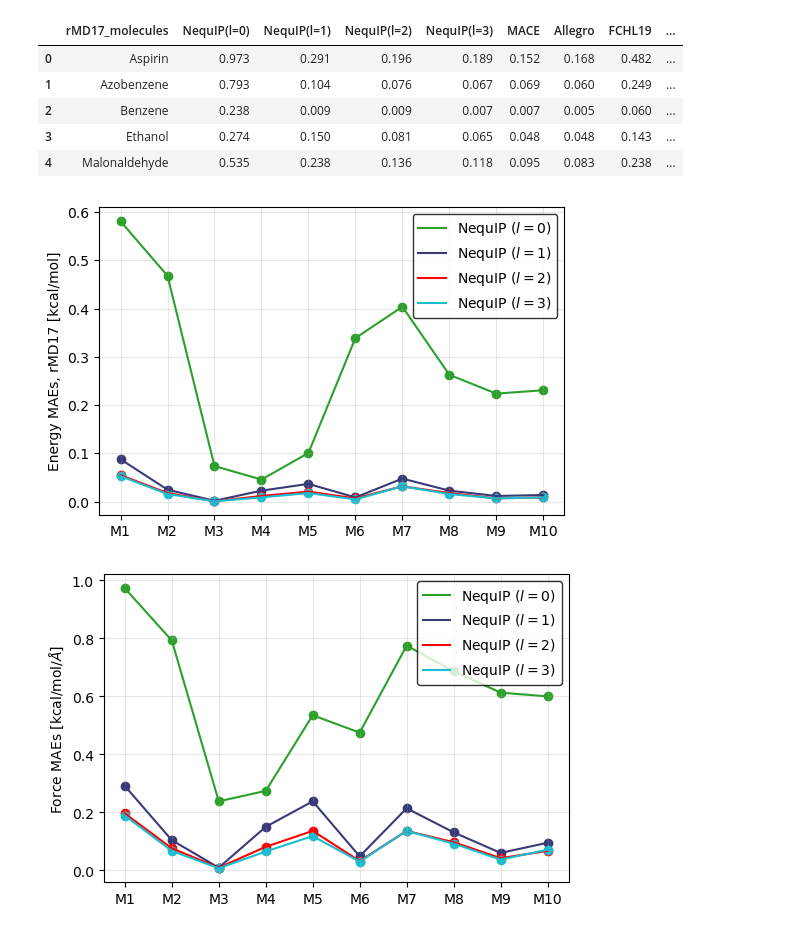
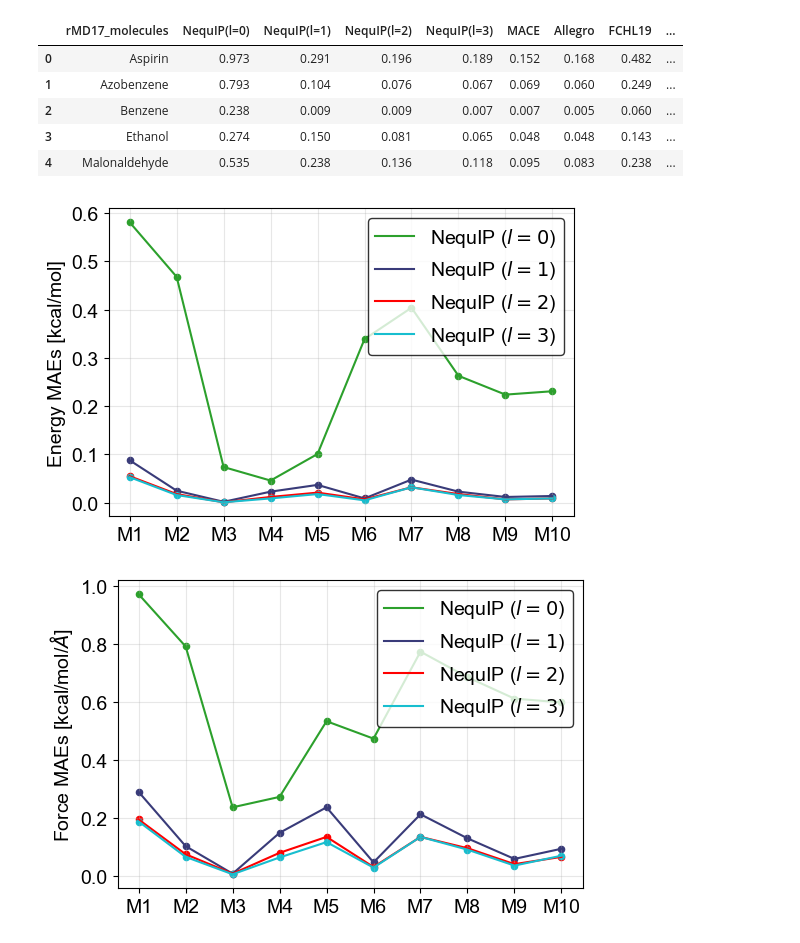
Before and after one commit to raghurama123/Rev-MLP4Sol, a Jupyter notebook: plots/plot_NequIP_l.ipynb, the cells around one changed output. Cells and saved outputs as stored; diff of their text form; code cells hidden in the pictures.

```diff
--- a/plots/plot_NequIP_l.ipynb
+++ b/plots/plot_NequIP_l.ipynb
@@ -57,6 +57,8 @@ colors = {
     'MGNN':        'black',    #
 }
 # %%
+plt.rcParams.update({'font.size':14})
+plt.rcParams['font.family']='Arial'
 fig,ax = plt.subplots(figsize=(6,4))
 
 x = [0,1,2,3,4,5,6,7,8,9]
@@ -66,12 +68,12 @@ ax.plot(l1_E,label='NequIP ($l=1$)',color=colors['NequIP(l=1)'])
 ax.plot(l2_E,label='NequIP ($l=2$)',color=colors['NequIP(l=2)'])
 ax.plot(l3_E,label='NequIP ($l=3$)',color=colors['NequIP(l=3)'])
 
-ax.scatter([0,1,2,3,4,5,6,7,8,9],l0_E,color=colors['NequIP(l=0)'])
-ax.scatter([0,1,2,3,4,5,6,7,8,9],l1_E,color=colors['NequIP(l=1)'])
-ax.scatter([0,1,2,3,4,5,6,7,8,9],l2_E,color=colors['NequIP(l=2)'])
-ax.scatter([0,1,2,3,4,5,6,7,8,9],l3_E,color=colors['NequIP(l=3)'])
+ax.scatter([0,1,2,3,4,5,6,7,8,9],l0_E,color=colors['NequIP(l=0)'],s=20)
+ax.scatter([0,1,2,3,4,5,6,7,8,9],l1_E,color=colors['NequIP(l=1)'],s=20)
+ax.scatter([0,1,2,3,4,5,6,7,8,9],l2_E,color=colors['NequIP(l=2)'],s=20)
+ax.scatter([0,1,2,3,4,5,6,7,8,9],l3_E,color=colors['NequIP(l=3)'],s=20)
 
-ax.set_ylabel('Energy MAEs, rMD17 [kcal/mol]')
+ax.set_ylabel('Energy MAEs [kcal/mol]')
 
 ax.set_xticks([0,1,2,3,4,5,6,7,8,9])
 ax.set_xticklabels(['M1','M2','M3','M4','M5','M6','M7','M8','M9','M10'])
@@ -85,33 +87,33 @@ plt.savefig('NequIP_E.pdf',format='pdf',bbox_inches='tight')
 
 plt.show()
 # %% [output]
-[figure, old version]
+[figure, new version]
 # %%
 fig,ax = plt.subplots(figsize=(6,4))
 
 x = [0,1,2,3,4,5,6,7,8,9]
 
 ax.plot(l0_F,label='NequIP ($l=0$)',color=colors['NequIP(l=0)'])
 ax.plot(l1_F,label='NequIP ($l=1$)',color=colors['NequIP(l=1)'])
 ax.plot(l2_F,label='NequIP ($l=2$)',color=colors['NequIP(l=2)'])
 ax.plot(l3_F,label='NequIP ($l=3$)',color=colors['NequIP(l=3)'])
 
-ax.scatter([0,1,2,3,4,5,6,7,8,9],l0_F,color=colors['NequIP(l=0)'])
-ax.scatter([0,1,2,3,4,5,6,7,8,9],l1_F,color=colors['NequIP(l=1)'])
-ax.scatter([0,1,2,3,4,5,6,7,8,9],l2_F,color=colors['NequIP(l=2)'])
-ax.scatter([0,1,2,3,4,5,6,7,8,9],l3_F,color=colors['NequIP(l=3)'])
+ax.scatter([0,1,2,3,4,5,6,7,8,9],l0_F,color=colors['NequIP(l=0)'],s=20)
+ax.scatter([0,1,2,3,4,5,6,7,8,9],l1_F,color=colors['NequIP(l=1)'],s=20)
+ax.scatter([0,1,2,3,4,5,6,7,8,9],l2_F,color=colors['NequIP(l=2)'],s=20)
+ax.scatter([0,1,2,3,4,5,6,7,8,9],l3_F,color=colors['NequIP(l=3)'],s=20)
 
 ax.set_ylabel('Force MAEs [kcal/mol/$\\AA$]')
 
 ax.set_xticks([0,1,2,3,4,5,6,7,8,9])
 ax.set_xticklabels(['M1','M2','M3','M4','M5','M6','M7','M8','M9','M10'])
 # ax.set_xticklabels(['Aspirin','Azobenzene','Benzene','Ethanol','Malondialdehyde','Naphthalene','Paracetamol','Salicylic Acid','Toluene','Uracil'],rotation=90)
 
 ax.legend(edgecolor='black',facecolor='white',loc='upper right')
 ax.grid(alpha=0.3)
 
 plt.savefig('NequIP_F.pdf',format='pdf',bbox_inches='tight')
 
 plt.show()
 # %% [output]
-[figure, old version]
+[figure, new version]
```
Also changed, not shown: 10 other files.
